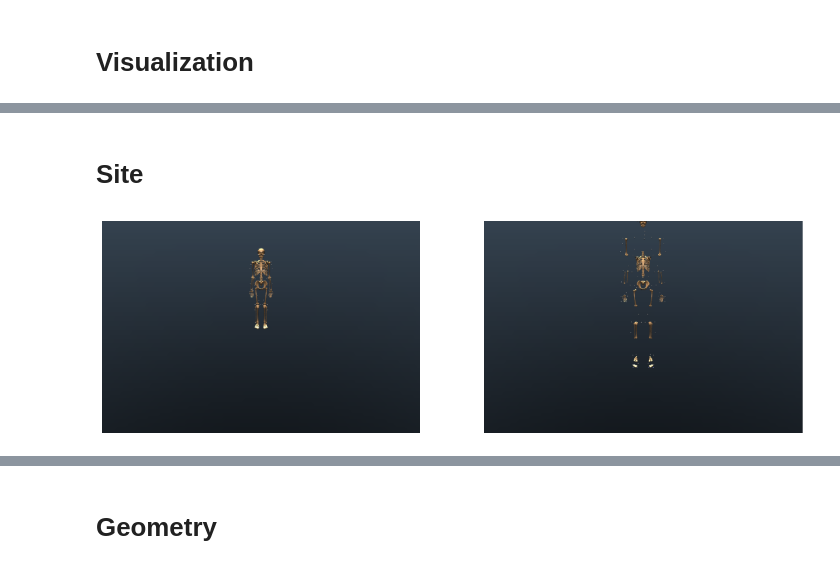
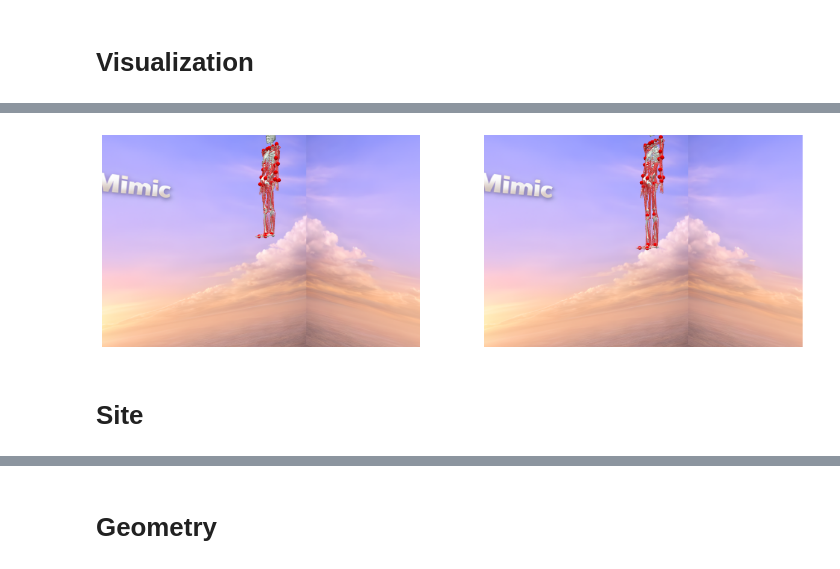
Before and after one commit to SeojinYoon/StudyForMyoSuite, a Jupyter notebook: Mujoco/Scaling/scale_mujoco_model.ipynb, the cells around one changed output, grey strips where cells are left out. Cells and saved outputs as stored; diff of their text form; code cells hidden in the pictures.

```diff
--- a/Mujoco/Scaling/scale_mujoco_model.ipynb
+++ b/Mujoco/Scaling/scale_mujoco_model.ipynb
@@ -124,3 +150,7 @@ render_models(models, renderers, site_group_idx = np.arange(6))
+# %%
+render_models(models, renderers, site_group_idx = [marker_group_number], site_size = 0.03)
+# %% [output]
+[figure, added]
 # %% [markdown]
 # Site
 # %%
@@ -130,7 +160,3 @@ idx1 = origin_model.site_bodyid
 site_mixer[idx0, idx1] = 1.0
 site_scale = site_mixer @ scales
 scaled_model.site_pos = origin_model.site_pos * site_scale
-# %%
-render_models(models, renderers, site_group_idx = np.arange(6))
-# %% [output]
-[figure, removed]
```
Also changed, not shown: parts of 24 cells of this notebook, 1 other file.
